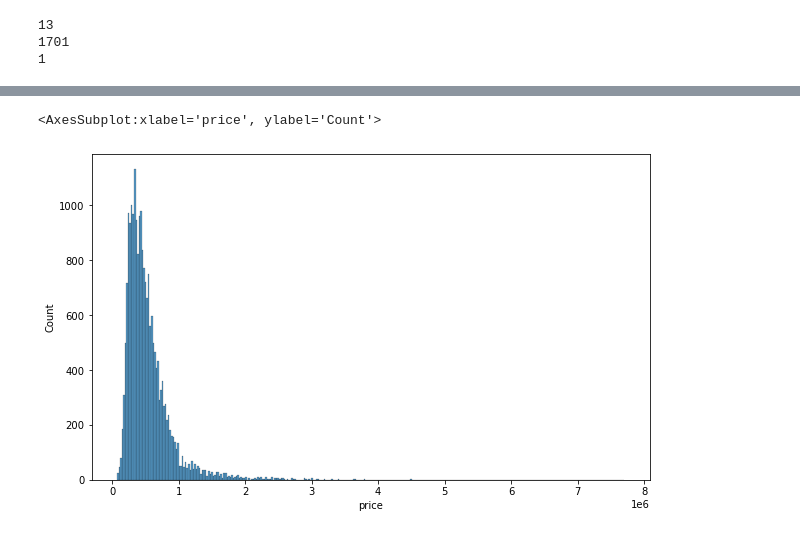
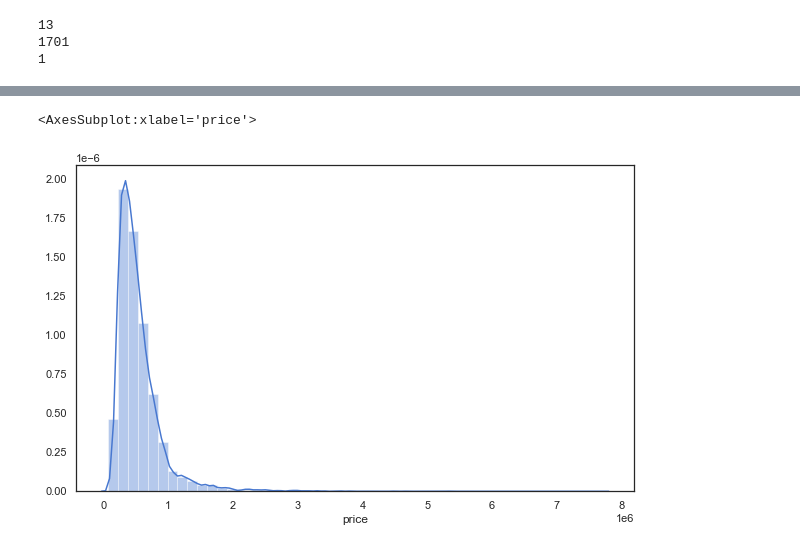
Before and after one commit to keouck/House-price-prediction, a Jupyter notebook: model/House_PricePrediction.ipynb, the cells around one changed output, grey strips where cells are left out. Drawn from its saved outputs; the diff is of its cells as text; code cells hidden in the pictures.

```diff
--- a/model/House_PricePrediction.ipynb
+++ b/model/House_PricePrediction.ipynb
@@ -49,0 +12,10 @@ memory usage: 3.5+ MB
+# %%
+import pandas as pd
+
+data = pd.read_csv("https://raw.githubusercontent.com/amay428/House-price-prediction/main/model/home_data.csv")
+
+data.info()
+print()
+print("-----")
+print()
+data.head(10)
@@ -124,5 +159,5 @@ df=df.drop(columns=['waterfront', 'view' , 'sqft_basement' , 'yr_renovated'])
 # %%
-df=df.drop(columns=['id','long','lat'])
+df=df.drop(columns=['id','zipcode','long','lat'])
 # %%
 df.describe()
 # %% [output]
@@ -150,8 +194,8 @@ print ((df['bedrooms']==33).sum())
 # %%
 #Plot the distribution of MEDV
 
 plt.figure(figsize=(10, 6))
-sns.histplot(df['price'])
+sns.distplot(df['price'])
 # %% [output]
-<AxesSubplot:xlabel='price', ylabel='Count'>
+<AxesSubplot:xlabel='price'>
-[figure, old version]
+[figure, new version]
```
Also changed, not shown: parts of 22 cells of this notebook.
